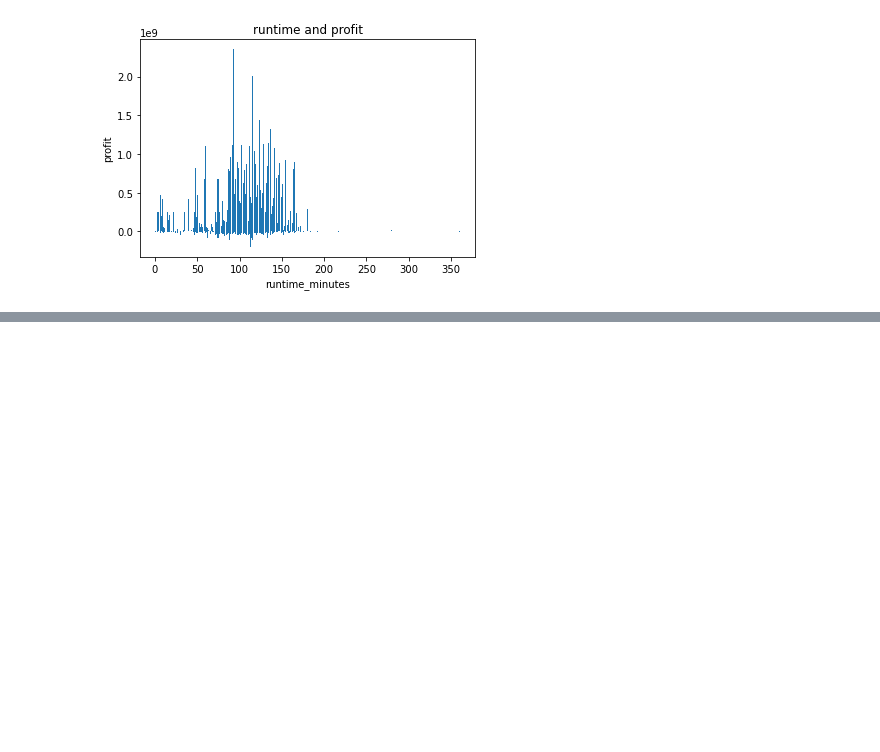
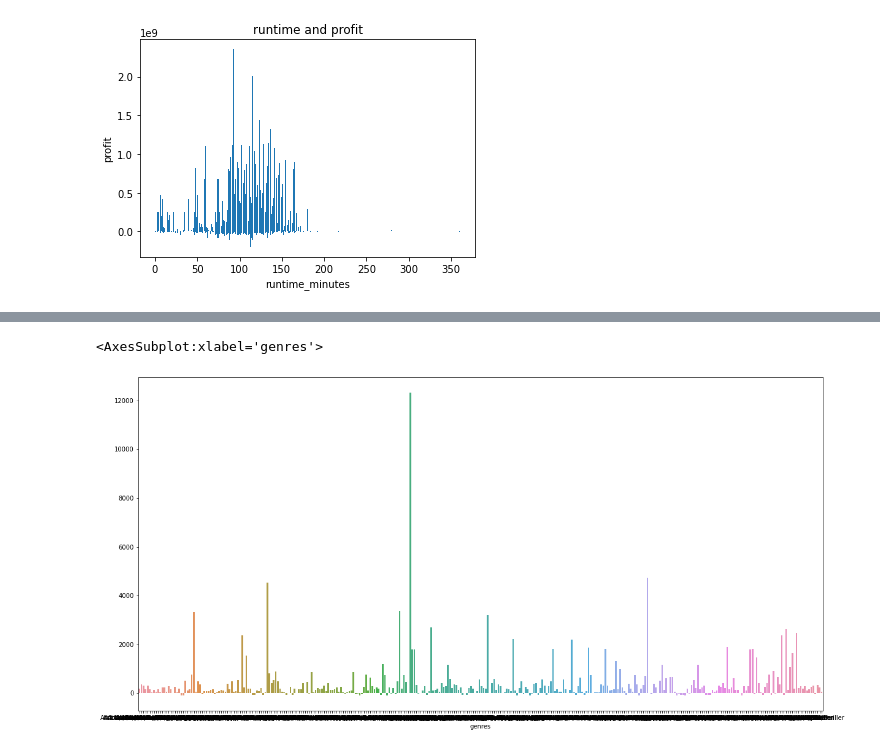
Before and after one commit to andre3000y/Movie_box_office_analysis, a Jupyter notebook: Movie Budget and Title Basics merged.ipynb, the cells around one changed output, grey strips where cells are left out. Drawn from its saved outputs; the diff is of its cells as text; code cells hidden in the pictures; blank space fills up the shorter version.

Commit message:
adding graphs

```diff
--- a/Movie Budget and Title Basics merged.ipynb
+++ b/Movie Budget and Title Basics merged.ipynb
@@ -192,0 +197,3 @@ plt.show()
+# %%
+df4 = df3.groupby ("genres")["profit_as_percentage"].mean()
+df4
@@ -192,0 +214,6 @@ plt.show()
+# %%
+fig, ax =plt.subplots(figsize = (20,10))
+sns.barplot(x=df4.index, y=df4.values)
+# %% [output]
+<AxesSubplot:xlabel='genres'>
+[figure, added]
```
Also changed, not shown: parts of 3 cells of this notebook.
